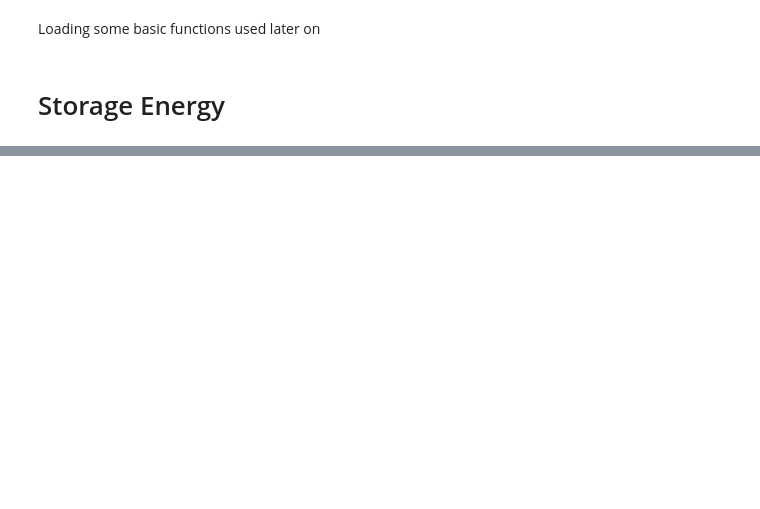
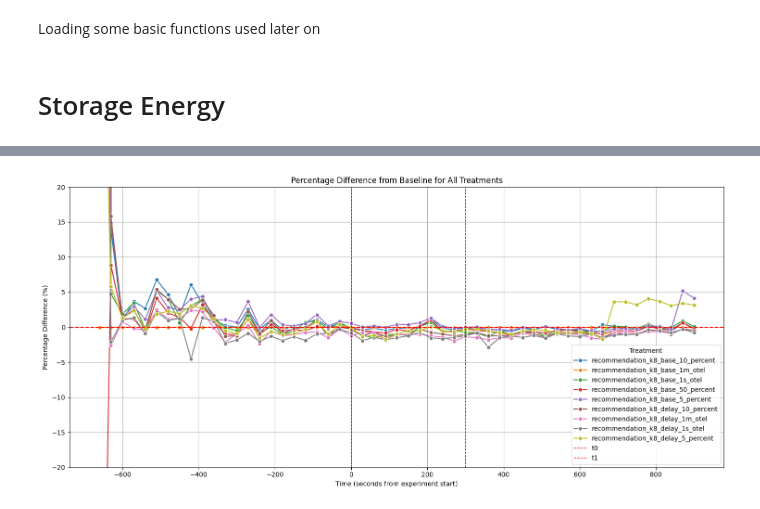
Before and after one commit to JulianLegler/goxn, a Jupyter notebook: evaluation/storage-evaluation.ipynb, the cells around one changed output, grey strips where cells are left out. Saved outputs shown, nothing was run; the diff lists cells and outputs as text; code cells hidden in the pictures; blank space fills up the shorter version.

Commit message:
chore: updated otel demo and fixed version feat(evaluation): dynamically load reports

```diff
--- a/evaluation/storage-evaluation.ipynb
+++ b/evaluation/storage-evaluation.ipynb
@@ -70,8 +71,8 @@ monkey.patch_all()
 importlib.reload(evaluation)
 
 # cache the dataframes
-cached_dataframes_kepler_pods = []
-cached_dataframes_kepler_namespace = []
+cached_dataframes_storage_pods = []
+cached_dataframes_storage_namespace = []
 # %% [markdown]
 Loading some basic functions used later on
 # %%
@@ -251,7 +253,7 @@ cached_dataframes_kepler_namespace = []
 report_directory = "reports"
 treatment_names = ["delay_treatment", "empty_treatment"]
 #                       baseline                            delay 1m                            1s  delay                     5% base                         5% delay                                   10% base                             10% delay                     50% base                                    1s
-report_names = ["report_2024-12-08_16-53-10.yaml", "report_2024-11-27_15-41-31.yaml", "report_2024-11-28_00-14-03.yaml", "report_2024-12-08_15-06-17.yaml", "report_2024-11-28_01-14-14.yaml",  "report_2024-12-08_15-36-23.yaml", "report_2024-11-28_02-14-27.yaml", "report_2024-12-08_18-06-01.yaml", "report_2024-12-08_14-36-29.yaml"]
+report_names = ["report_2025-02-14_11-17-05.yaml", "report_2025-02-14_11-46-42.yaml", "report_2025-02-14_12-46-13.yaml", "report_2025-02-14_13-15-55.yaml",  "report_2025-02-14_13-45-48.yaml", "report_2025-02-14_14-15-40.yaml", "report_2025-02-14_14-45-26.yaml", "report_2025-02-14_15-15-39.yaml", "report_2025-02-14_12-16-31.yaml"]
 REPORT_LABELS = {report_names[0]: "Baseline", report_names[1]: "Delay 1m", report_names[2]: "1s delay", report_names[3]: "5% Base", report_names[4]: "5% Delay", report_names[5]: "10% Base", report_names[6]: "10% Delay",  report_names[7]: "50% Base", report_names[8]: "1s"}
 
 
@@ -292,0 +286,5 @@ Found 1 interactions for report_2024-12-08_14-36-29.yaml and empty_treatment.
+# %%
+
+cached_dataframes_storage_pods, combined_df, treatment_start_time, treatment_end_time = load_reports_and_normalize_time(cached_dataframes_storage_pods, report_directory, "cadvisor_storage_usage_all", treatment_names, report_names)
+
+plot_storage_metrics_per_pod_seaborn(combined_df, "cadvisor_storage_usage_all", treatment_end_time, treatment_start_time)
@@ -1304,0 +1347,79 @@ Delay 5% Treatment: 369893376 (1.76%)
+# %%
+experiment_report_cache = {}
+# %%
+
+
+response_name = "cadvisor_storage_usage_all_absolute"
+report_directory = "reports"
+treatment_names = ["empty_treatment", "delay_treatment"]
+
+
+files_in_direcotory = listdir("reports")
+
+# sort them by date
+files_in_direcotory.sort(key=lambda x: path.getctime(path.join("reports",x)))
+files_in_direcotory = files_in_direcotory[::-1]
+
+experiments_map = {
+    "recommendation_k8_base_1m_otel": [],
+    "recommendation_k8_base_1s_otel": [],
+    "recommendation_k8_base_5_percent": [],
+    "recommendation_k8_base_10_percent": [],
+    "recommendation_k8_base_50_percent": [],
+    "recommendation_k8_delay_1m_otel": [],
+    "recommendation_k8_delay_1s_otel": [],
+    "recommendation_k8_delay_5_percent": [],
+    "recommendation_k8_delay_10_percent": []
+}
+
+mean_combined_df = {}
+
+
+# (Re)initialize the experiments_map values to empty lists if needed.
+for experiment in experiments_map.keys():
+    experiments_map[experiment] = []
+
+# Loop over each file just once.
+for file in files_in_direcotory:
+    report_path = path.join("reports", file)
+    with open(report_path, "r") as f:
+        content = f.read()
+    # Check the file content against each experiment.
+    for experiment in experiments_map.keys():
+        if experiment in content:
+            experiments_map[experiment].append(file)
+
+# Process each experiment as before.
+for experiment, report_names in experiments_map.items():
+    print("Found " + str(len(report_names)) + " " + experiment + " experiments")
+
+    REPORT_LABELS = {report: report for report in report_names}
+
+    if experiment not in experiment_report_cache:
+        experiment_report_cache[experiment] = None
+
+    (experiment_report_cache[experiment], combined_df,
+     treatment_start_time, treatment_end_time) = load_reports_and_normalize_time(
+         experiment_report_cache[experiment], report_directory,
+         response_name, treatment_names, report_names)
+
+    mean_combined_df[experiment] = mean_of_experiments_of_type(combined_df, response_name)
+    # Replace the report name with the experiment name.
+    mean_combined_df[experiment]['report_name'] = experiment
+
+
+
+#plot_kepler_metrics_per_pod(combined_df, response_name, treatment_end_time, treatment_start_time)
+
+combined_df = pd.concat(mean_combined_df.values(), ignore_index=True)
+print(combined_df)
+
+combined_df["experiment_seconds"] = combined_df["rounded_experiment_seconds"]
+
+
+
+combined_condensed_df = combined_df.groupby(["report_name", "rounded_experiment_seconds"])["mean"].sum().reset_index()
+
+
+plot_percentage_difference_mean(combined_condensed_df, treatment_end_time, treatment_start_time)
+# %% [output]
@@ -1304,0 +1443 @@ Delay 5% Treatment: 369893376 (1.76%)
+[figure, added]
```
Also changed, not shown: parts of 14 cells of this notebook, 32 other files.
